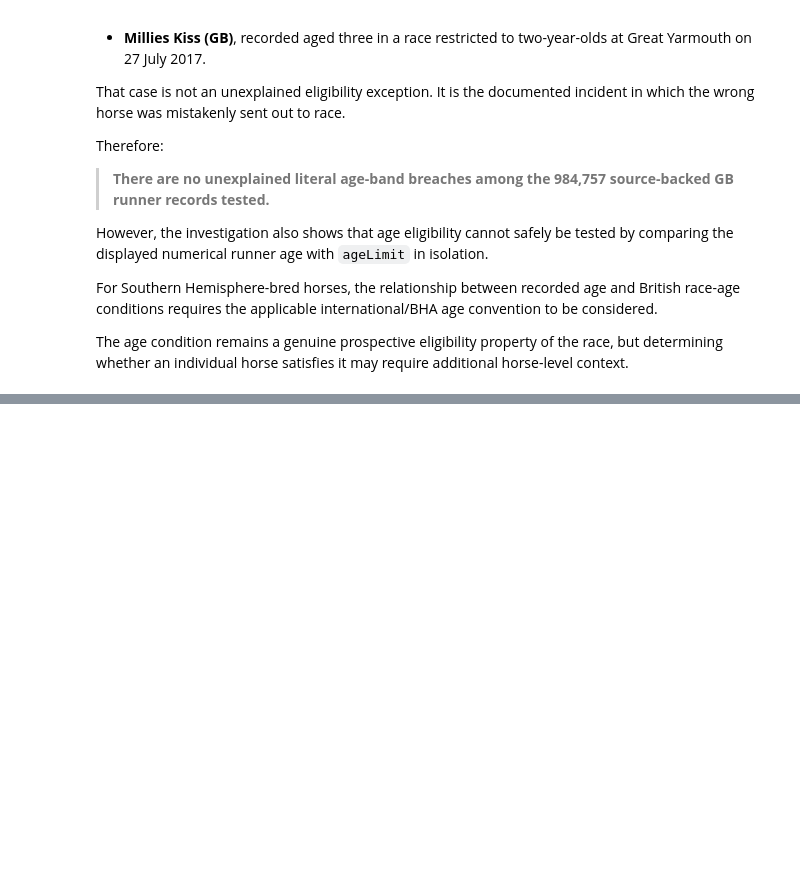
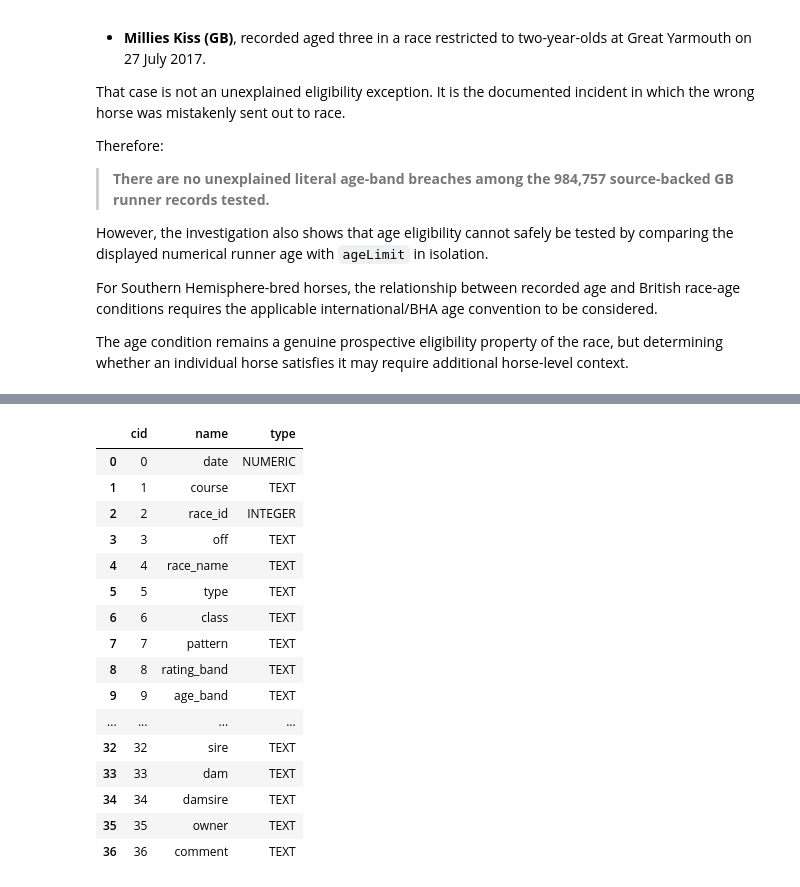
Before and after one commit to rjmac22/inside-rails-horse-racing, a Jupyter notebook: studies/jurisdictions/great_britain/05_what_is_a_british_horse_race.ipynb, the cells around one changed output, grey strips where cells are left out. Saved outputs shown, nothing was run; the diff lists cells and outputs as text; code cells hidden in the pictures; blank space fills up the shorter version.

```diff
--- a/studies/jurisdictions/great_britain/05_what_is_a_british_horse_race.ipynb
+++ b/studies/jurisdictions/great_britain/05_what_is_a_british_horse_race.ipynb
@@ -7734,0 +12877,74 @@ additional horse-level context.
+# %%
+# Inspect the immutable Source Version 1 SQLite structure before testing whether
+# the missing BHA races exist there.
+#
+# WHY:
+#
+# We have established that 18 official BHA races from 6 June 2020 are absent
+# from Database v4's general reconciled race population.
+#
+# The next distinction is:
+#
+#   absent from Source Version 1
+#       versus
+#   present in Source Version 1 but lost during database construction.
+#
+# This is explicitly a source-population question, so direct read-only source
+# inspection is appropriate.
+#
+# We first inspect table names and columns rather than assuming the original
+# source schema.
+
+SOURCE_VERSION_1 = (
+    PROJECT_ROOT
+    / "data/raw/form_2015-present/form_2015-present/raceform.db"
+)
+
+assert SOURCE_VERSION_1.exists(), (
+    f"Source Version 1 not found: {SOURCE_VERSION_1}"
+)
+
+
+# Keep every source query inside the same context manager so the read-only
+# connection remains open while both the table inventory and schema inspection
+# are performed.
+with connect_read_only(SOURCE_VERSION_1) as source_connection:
+
+    source_tables = pd.read_sql_query(
+        """
+        SELECT
+            name
+        FROM sqlite_master
+        WHERE type = 'table'
+          AND name NOT LIKE 'sqlite_%'
+        ORDER BY name
+        """,
+        source_connection,
+    )
+
+    print("Source Version 1 tables:")
+    display(source_tables)
+
+
+    for table_name in source_tables["name"]:
+
+        escaped_table_name = table_name.replace('"', '""')
+
+        source_schema = pd.read_sql_query(
+            f'PRAGMA table_info("{escaped_table_name}")',
+            source_connection,
+        )
+
+        print()
+        print(f"Columns in {table_name}:")
+
+        display(
+            source_schema[
+                [
+                    "cid",
+                    "name",
+                    "type",
+                ]
+            ]
+        )
+# %% [output]
@@ -7734,0 +12955,17 @@ additional horse-level context.
+|  | cid | name | type |
+| 0 | 0 | date | NUMERIC |
+| 1 | 1 | course | TEXT |
+| 2 | 2 | race_id | INTEGER |
+| 3 | 3 | off | TEXT |
+| 4 | 4 | race_name | TEXT |
+| 5 | 5 | type | TEXT |
+| 6 | 6 | class | TEXT |
+| 7 | 7 | pattern | TEXT |
+| 8 | 8 | rating_band | TEXT |
+| 9 | 9 | age_band | TEXT |
+| ... | ... | ... | ... |
+| 32 | 32 | sire | TEXT |
+| 33 | 33 | dam | TEXT |
+| 34 | 34 | damsire | TEXT |
+| 35 | 35 | owner | TEXT |
+| 36 | 36 | comment | TEXT |
```
Also changed, not shown: parts of 52 cells of this notebook.
